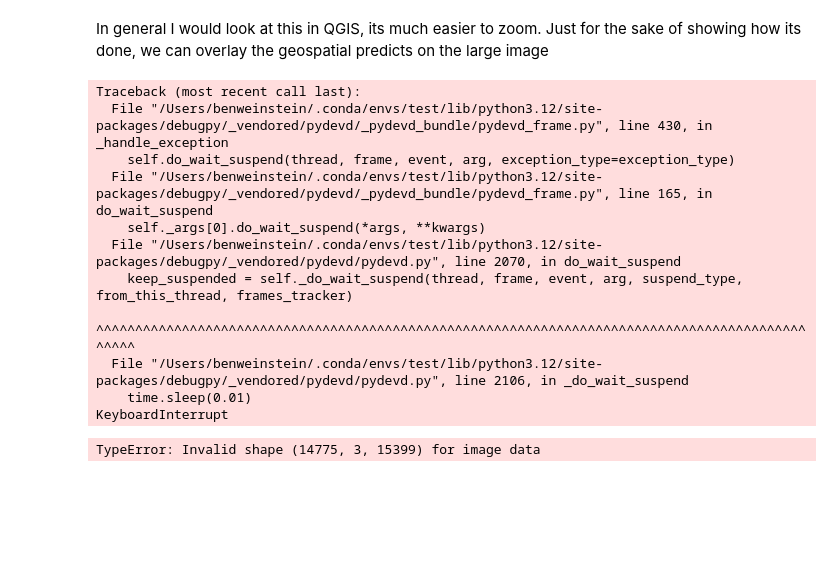
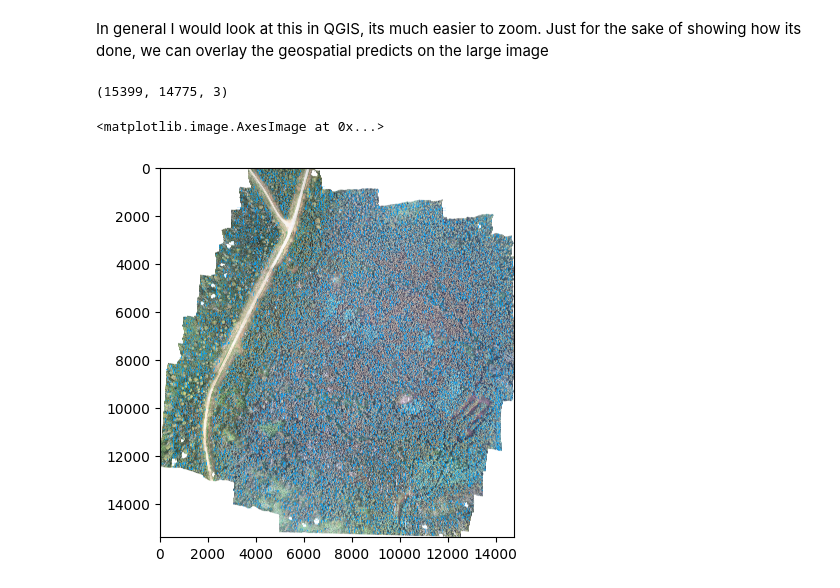
Before and after one commit to weecology/DeepForest, a Jupyter notebook: docs/examples/Australia.ipynb, the cells around one changed output. Saved outputs shown, nothing was run; the diff lists cells and outputs as text; code cells hidden in the pictures; blank space fills up the shorter version.

Commit message:
fix colors

```diff
--- a/docs/examples/Australia.ipynb
+++ b/docs/examples/Australia.ipynb
@@ -115,12 +119,11 @@ import cv2
 m = main.deepforest()
 m.use_release()
 # Make into a 3 page, remove alpha channel, and make channels last
-r = rio.open("/Users/benweinstein/Downloads/Plot13Ortho.tif").read()
+r = rio.open("/orange/ewhite/DeepForest/Wagner_Australia/Plot13Ortho.tif").read()
 r = r[:3,:,:]
 r = r.transpose(1,2,0)
 
 boxes = m.predict_tile(image=r, patch_size=700, patch_overlap=0.2, iou_threshold=0.5)
 boxes["image_path"] = "Plot13Ortho.tif"
-gdf = utilities.boxes_to_shapefile(boxes, root_dir="/Users/benweinstein/Downloads")
-gdf.to_file("/Users/benweinstein/Downloads/Plot13Ortho.shp")
+gdf = utilities.boxes_to_shapefile(boxes, root_dir="/orange/ewhite/DeepForest/Wagner_Australia")
 # %% [output]
@@ -137,23 +143,14 @@ Loading pre-built model: https://github.com/weecology/DeepForest/releases/tag/1.
 23887 predictions kept after non-max suppression
 # %% [markdown]
 In general I would look at this in QGIS, its much easier to zoom. Just for the sake of showing how its done, we can overlay the geospatial predicts on the large image
-# %%
-# View geopandas overlayed on image
-fig,ax = plt.subplots(1,1,figsize=(10,10))
-from rasterio.plot import show
-# transpose to channels first and then plot
-show(r.transpose(2,0,1), ax=ax)
-gdf.plot(ax=ax, color="red", alpha=0.5)
-# %% [output]
-Traceback (most recent call last):
-  File "/Users/benweinstein/.conda/envs/test/lib/python3.12/site-packages/debugpy/_vendored/pydevd/_pydevd_bundle/pydevd_frame.py", line 430, in _handle_exception
-    self.do_wait_suspend(thread, frame, event, arg, exception_type=exception_type)
-  File "/Users/benweinstein/.conda/envs/test/lib/python3.12/site-packages/debugpy/_vendored/pydevd/_pydevd_bundle/pydevd_frame.py", line 165, in do_wait_suspend
-    self._args[0].do_wait_suspend(*args, **kwargs)
-  File "/Users/benweinstein/.conda/envs/test/lib/python3.12/site-packages/debugpy/_vendored/pydevd/pydevd.py", line 2070, in do_wait_suspend
-    keep_suspended = self._do_wait_suspend(thread, frame, event, arg, suspend_type, from_this_thread, frames_tracker)
-                     ^^^^^^^^^^^^^^^^^^^^^^^^^^^^^^^^^^^^^^^^^^^^^^^^^^^^^^^^^^^^^^^^^^^^^^^^^^^^^^^^^^^^^^^^^^^^^^^^
-  File "/Users/benweinstein/.conda/envs/test/lib/python3.12/site-packages/debugpy/_vendored/pydevd/pydevd.py", line 2106, in _do_wait_suspend
-    time.sleep(0.01)
-KeyboardInterrupt
-TypeError: Invalid shape (14775, 3, 15399) for image data
+# %%
+gdf.plot(color="red", alpha=0.5)
+# %% [output]
+(15399, 14775, 3)
+# %%
+from deepforest import visualize
+plotted_image = visualize.plot_predictions(image=r, df=boxes, color=(255, 165, 0), thickness=3)
+plt.imshow(plotted_image)
+# %% [output]
+<matplotlib.image.AxesImage at 0x...>
+[figure, added]
```
Also changed, not shown: parts of 7 cells of this notebook.
